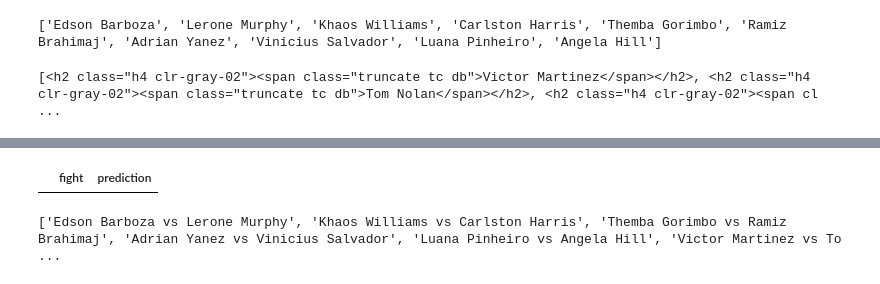
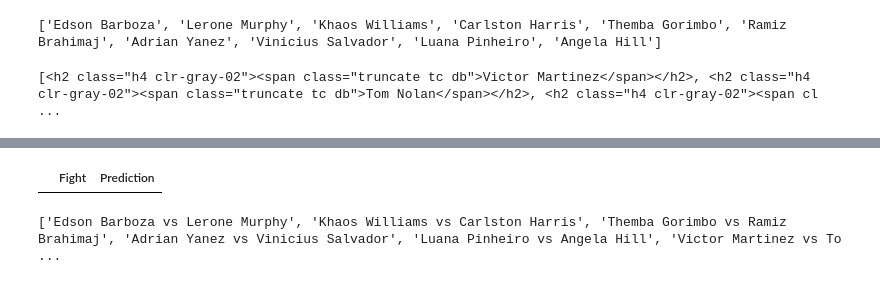
Before and after one commit to maxbraith/UFCModel, a Jupyter notebook: UFCModelGit/Tracking + Update/trackingAndUpdate.ipynb, the cells around one changed output, grey strips where cells are left out. Drawn from its saved outputs; the diff is of its cells as text; code cells hidden in the pictures.

```diff
--- a/UFCModelGit/Tracking + Update/trackingAndUpdate.ipynb
+++ b/UFCModelGit/Tracking + Update/trackingAndUpdate.ipynb
@@ -4337,14 +4349,14 @@ print(len(fightersOnCard))
 # %%
 #define column headers
 column_headers = [
-    'fight', 'prediction'
+    'Fight', 'Prediction'
 ]
 
 #create dataframe using headers
 dfTracking = pd.DataFrame(columns=column_headers)
 dfTracking.head()
 # %% [output]
-|  | fight | prediction |
+|  | Fight | Prediction |
 # %%
 count = 0
 fights = []
```
Also changed, not shown: parts of 7 cells of this notebook, 1 other file.
